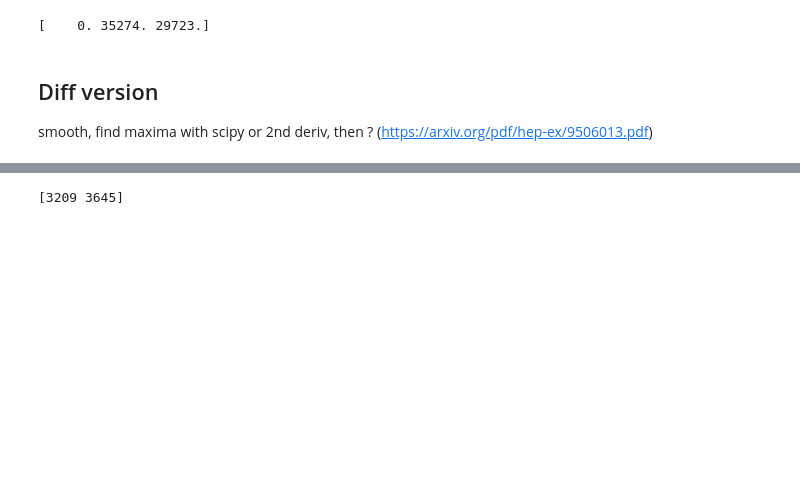
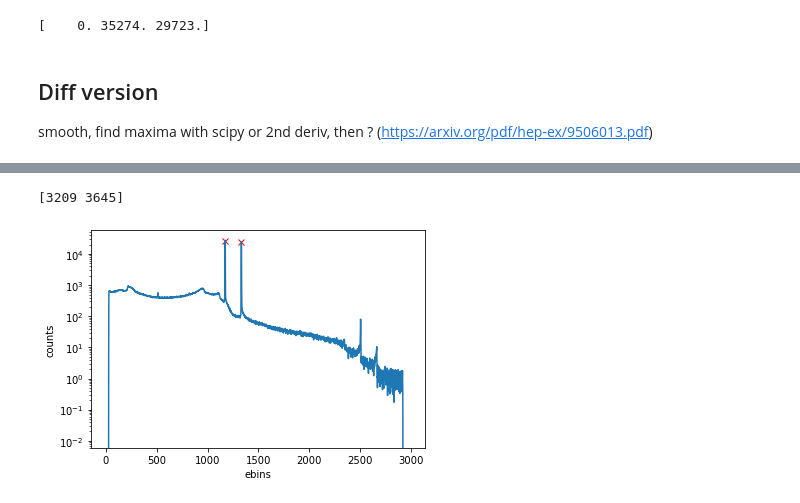
Before and after one commit to py1sl/gamma_spec_analysis, a Jupyter notebook: peak_find_testing.ipynb, the cells around one changed output, grey strips where cells are left out. Saved outputs shown, nothing was run; the diff lists cells and outputs as text; code cells hidden in the pictures; blank space fills up the shorter version.

```diff
--- a/peak_find_testing.ipynb
+++ b/peak_find_testing.ipynb
@@ -104,20 +100,24 @@ print(peak_finder_savgol(counts, 11))
 # %%
 def peak_finder_diff(x, wlen):
     smooth_sig = ga.five_point_smooth(x)
     smooth_signal = np.array(smooth_sig)
     smooth_sig2 = ga.five_point_smooth(smooth_signal)
     smooth_signal2 = np.array(smooth_sig2)
     max_sig = np.max(np.abs(smooth_signal2))
     large = np.where(np.abs(smooth_signal2) > max_sig/2)[0]
     peak_width = np.diff(large) > wlen
     peak_start= np.insert(large[1:][peak_width], 0, large[0])
     peak_end = np.append(large[:-1][peak_width], large[-1])
     mid_point = ((peak_start + peak_end) / 2).astype(np.int)
 
-    return(mid_point)
+    return(smooth_signal2, mid_point)
 
-print(peak_finder_diff(counts, 11))
+smooth_counts_diff, peaks_diff = peak_finder_diff(counts, 10)
+print(peaks_diff)
+
+plot_diff = peak_identifier(smooth_counts_diff, ebins, peaks_diff)
 
 #same as above but minus the savgol filter - pretty much the same just more noise when plotting
 # %% [output]
 [3209 3645]
+[figure, added]
```
Also changed, not shown: parts of 5 cells of this notebook.
